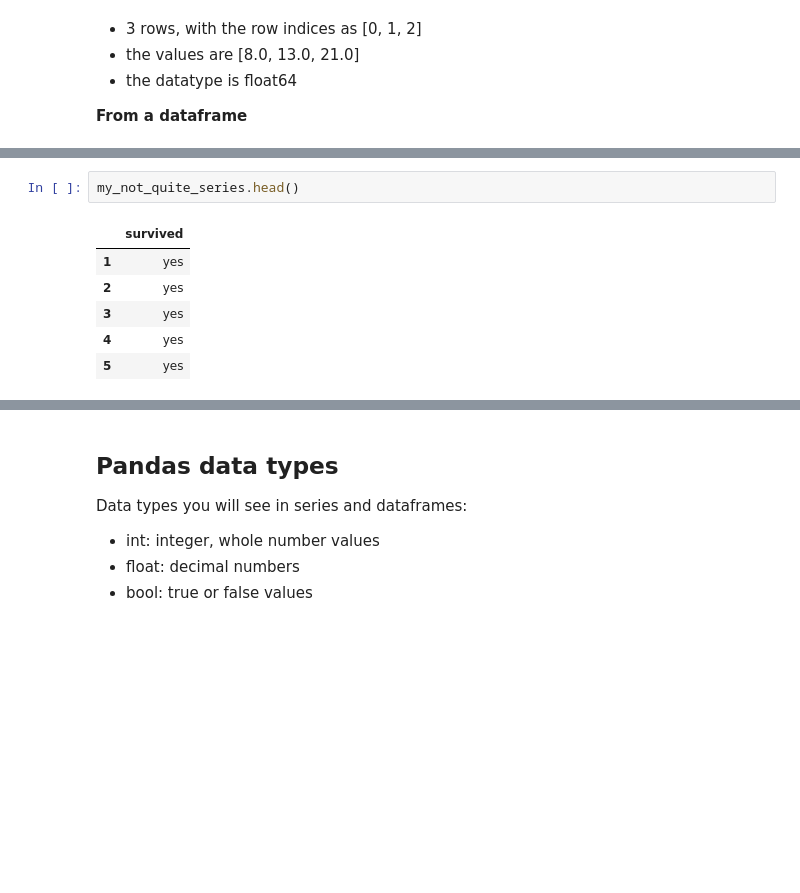
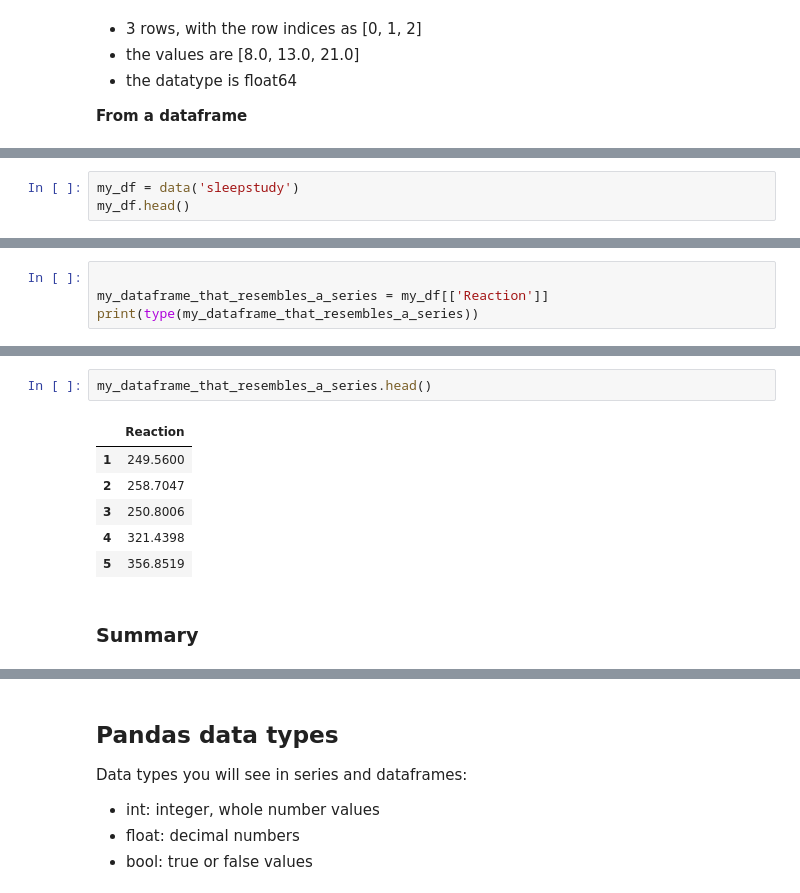
Before and after one commit to CodeupClassroom/darden-data-science-libraries, a Jupyter notebook: pandas_series_lesson.ipynb, the cells around one changed output, grey strips where cells are left out. Drawn from its saved outputs; the diff is of its cells as text; blank space fills up the shorter version.

Commit message:
series lesson

```diff
--- a/pandas_series_lesson.ipynb
+++ b/pandas_series_lesson.ipynb
@@ -111,0 +107,3 @@ print(type(my_not_quite_series))
+# %%
+my_df = data('sleepstudy')
+my_df.head()
@@ -111,0 +132,4 @@ print(type(my_not_quite_series))
+# %%
+
+my_dataframe_that_resembles_a_series = my_df[['Reaction']]
+print(type(my_dataframe_that_resembles_a_series))
@@ -121,9 +147,11 @@ Name: survived, dtype: object
 # %%
-my_not_quite_series.head()
+my_dataframe_that_resembles_a_series.head()
 # %% [output]
-|  | survived |
-| 1 | yes |
-| 2 | yes |
-| 3 | yes |
-| 4 | yes |
-| 5 | yes |
+|  | Reaction |
+| 1 | 249.5600 |
+| 2 | 258.7047 |
+| 3 | 250.8006 |
+| 4 | 321.4398 |
+| 5 | 356.8519 |
+# %% [markdown]
+### Summary
```
Also changed, not shown: parts of 67 cells of this notebook.
